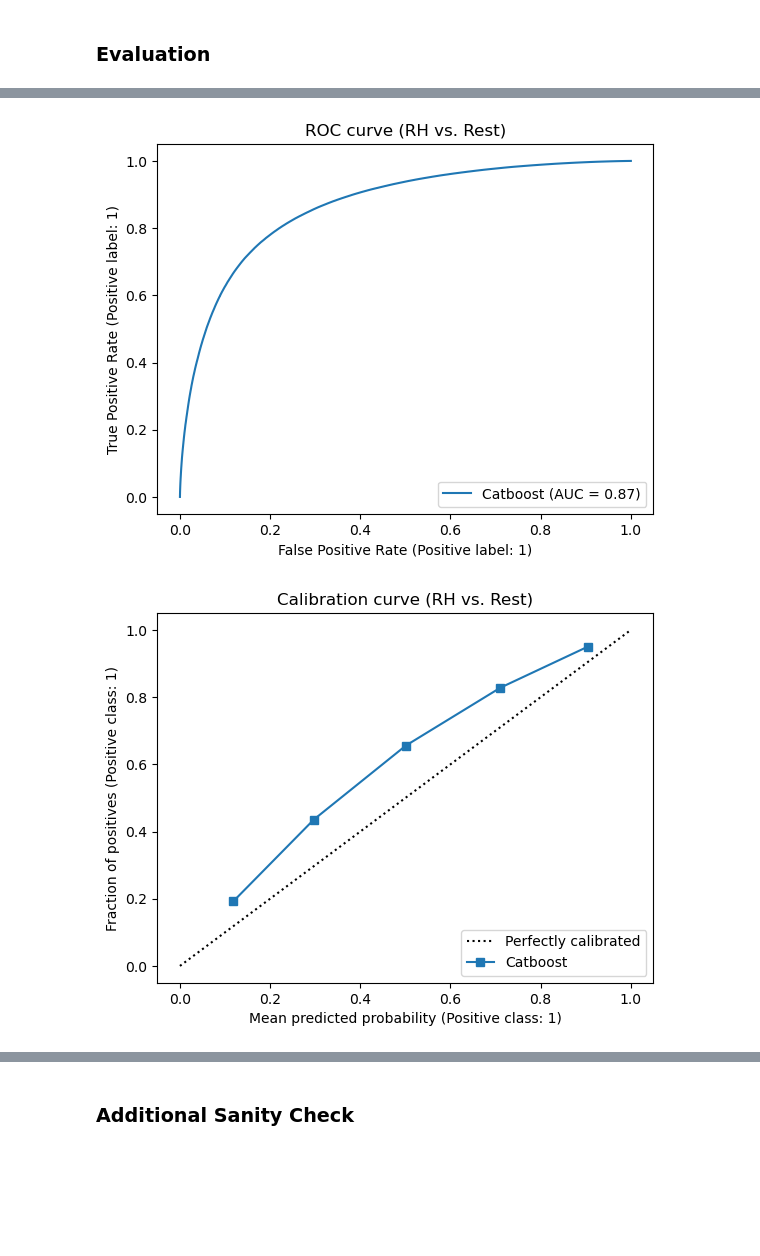
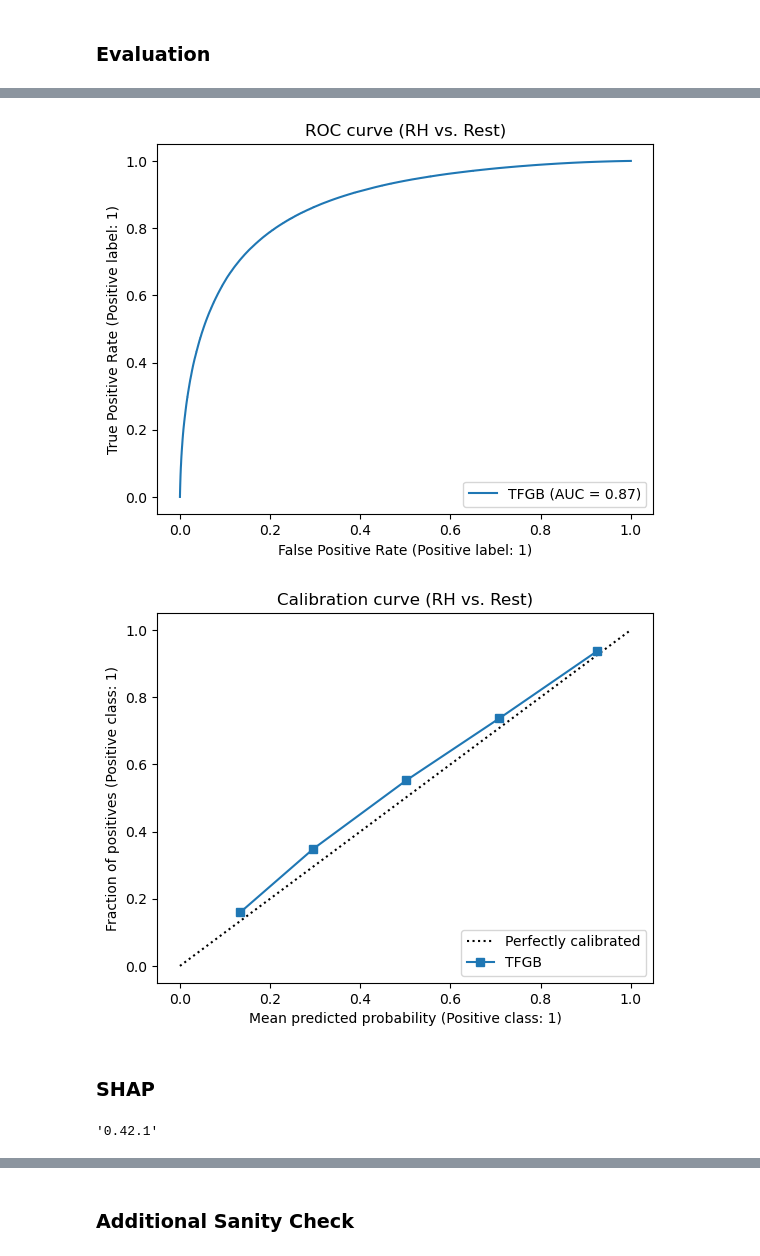
Before and after one commit to andreychubin-careem/rh_accelerant_intent_model_dev, a Jupyter notebook: model_training.ipynb, the cells around one changed output, grey strips where cells are left out. Saved outputs shown, nothing was run; the diff lists cells and outputs as text; code cells hidden in the pictures; blank space fills up the shorter version.

```diff
--- a/model_training.ipynb
+++ b/model_training.ipynb
@@ -161,0 +164,12 @@ preds = model.predict(cb_test)
+# %%
+model = tfdf.keras.GradientBoostedTreesModel(
+    task=tfdf.builder.Task.CLASSIFICATION,
+    num_trees=300,
+    max_depth=None,
+    max_num_nodes=32,
+    growing_strategy='BEST_FIRST_GLOBAL',
+    categorical_algorithm='CART',
+    subsample=0.9,
+    validation_ratio=0.1,
+    random_seed=42
+)
@@ -161,0 +181,2 @@ preds = model.predict(cb_test)
+# %%
+model.fit(train_ds, validation_data=val_ds, verbose=2)
@@ -161,0 +247,5 @@ preds = model.predict(cb_test)
+# %%
+test_ds = tfdf.keras.pd_dataframe_to_tf_dataset(test.drop(TO_DROP + ['target'], axis=1), batch_size=4096)
+# %%
+ppreds = model.predict(test_ds).flatten()
+preds = np.where(ppreds > 0.5, 1, 0)
@@ -220,10 +327,18 @@ _ = display.ax_.set_title("2-class Precision-Recall curve (RH vs. Rest)")
 # %%
-display = RocCurveDisplay.from_predictions(cb_test_y, ppreds[:, 1], name="Catboost")
-_ = display.ax_.set_title("ROC curve (RH vs. Rest)")
+display_ = RocCurveDisplay.from_predictions(cb_test_y, ppreds, name="TFGB")
+_ = display_.ax_.set_title("ROC curve (RH vs. Rest)")
 # %% [output]
-[figure, old version]
+[figure, new version]
 # %%
-display = CalibrationDisplay.from_predictions(cb_test_y, ppreds[:, 1], name="Catboost")
-_ = display.ax_.set_title("Calibration curve (RH vs. Rest)")
+display_ = CalibrationDisplay.from_predictions(cb_test_y, ppreds, name="TFGB")
+_ = display_.ax_.set_title("Calibration curve (RH vs. Rest)")
 # %% [output]
-[figure, old version]
+[figure, new version]
+# %% [markdown]
+### SHAP
+# %%
+import shap
+
+shap.__version__
+# %% [output]
+'0.42.1'
```
Also changed, not shown: parts of 88 cells of this notebook, 9 other files.
